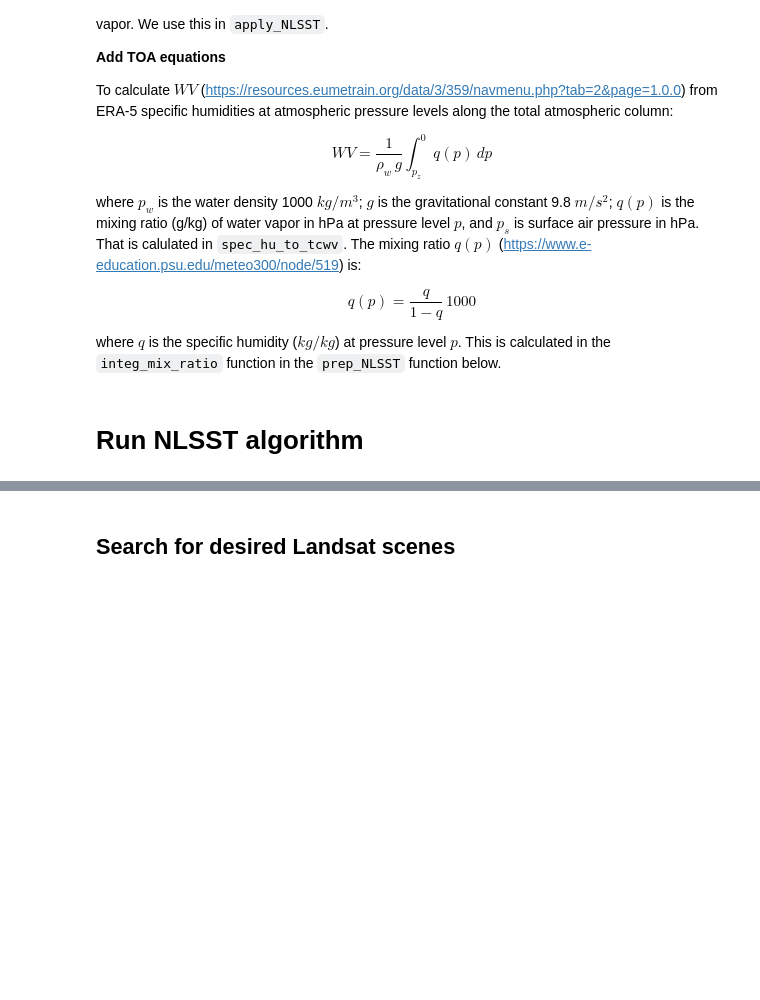
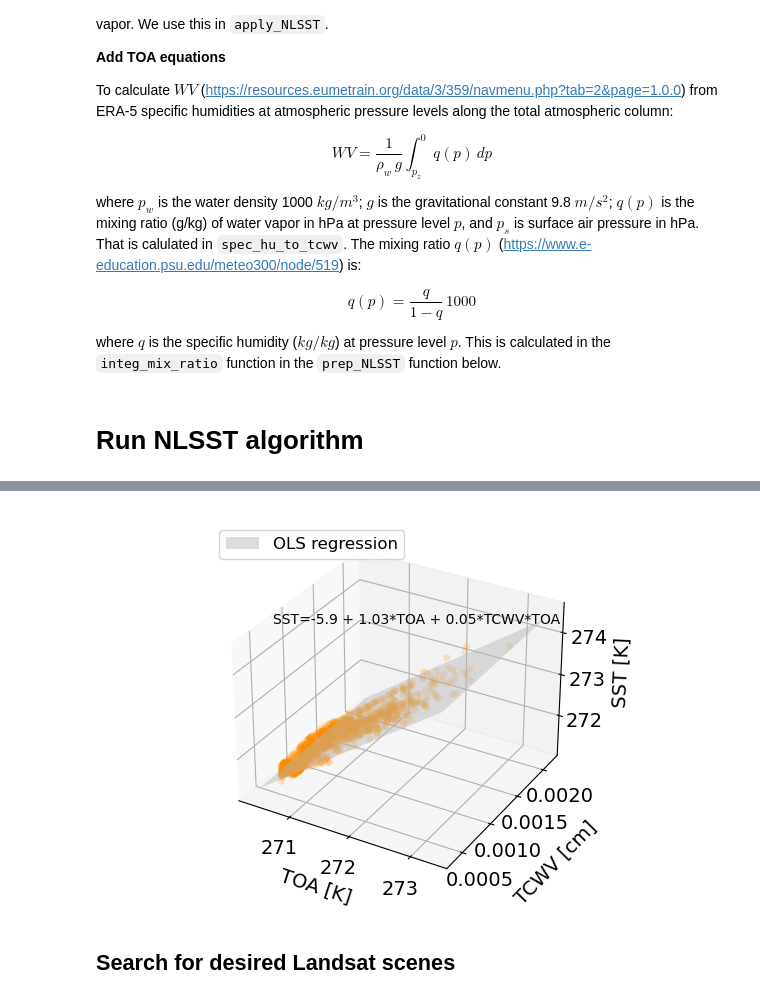
Before and after one commit to tsnow03/Landsat_SST_algorithm, a Jupyter notebook: NLSSTpipeline_20230815.ipynb, the cells around one changed output, grey strips where cells are left out. Drawn from its saved outputs; the diff is of its cells as text; code cells hidden in the pictures; blank space fills up the shorter version.

Commit message:
NLSST pipeline with bug fixes for projections

```diff
--- a/NLSSTpipeline_20230815.ipynb
+++ b/NLSSTpipeline_20230815.ipynb
@@ -665,12 +1268,16 @@ def prep_NLSST(atmpath,prefix,spec_hu_file):
     df_list = []
     lut_cols = ['wind spd [m/s]','Surface T[K]','TOA T[K]','transmittance','jakobian']
 
-    for mfile in modtr_list:
-        df_list.append(pd.read_csv(f'{atmpath}/{mfile}', sep=' ',header=None,names=lut_cols))
+    if len(modtr_list)>1:
+        for mfile in modtr_list:
+            df_list.append(pd.read_csv(f'{atmpath}/{mfile}', sep=' ',header=None,names=lut_cols))
 
-    modtran_lut = pd.concat(df_list, ignore_index=True)
+        modtran_lut = pd.concat(df_list, ignore_index=True)
+    else:
+        mfile = modtr_list[0]
+        modtran_lut = pd.read_csv(f'{atmpath}/{mfile}', sep=' ',header=None,names=lut_cols)
+
     modtran_lut['TCWV [cm]'] = np.nan
-
 
     # Open atm profiles for input of water vapor specific humidity
     atm_cols = ['Altitude [km]', 'pressure [hPa]', 'temp [K]', 'spec humidity [kg/kg]']
@@ -991,28 +1620,35 @@ Notes:
 strong multicollinearity or other numerical problems.
 # %%
 # Plot multiple linear regression in 3D
-# fig, ax = plt.subplots(nrows=1, ncols=1, sharey=True,figsize=(6, 4))
-# xi = np.arange(-7.0,5.0,1.0)
 
-# data = lsat_mod_df_n
+data = modtran_lut
 
-# a1 = ax
-# a1.tick_params(labelsize=14)
-# a1.scatter(data[xdata],data[ydata],color='k',linewidth=0,s=35,label='_no label_')
-# # a1.plot(xi,xi*lreg.coef_[0]+lreg.intercept_[0],color='r',linewidth=2,label='RANSAC regression')
-# a1.plot(xi,xi*resultC.params.MODIS_SST+resultC.params.Intercept,color='k',linewidth=2,label='OLS regression')
-# a1.text(-2.1,-2.85,'y=0.73x-0.95   p=0.001',fontsize=14)
-# a1.spines['top'].set_visible(False)
-# a1.spines['right'].set_visible(False)
+# Generating predictions for a range of TOA and TCWV values
+xi = np.linspace(data['TOA T[K]'].min(), data['TOA T[K]'].max(), 100)
+wi = np.linspace(data['TCWV [cm]'].min(), data['TCWV [cm]'].max(), 100)
+X, W = np.meshgrid(xi, wi)
+Z_pred = NLSST_results.predict(exog=dict(toa=X.ravel(), tcwv_toa=(X*W).ravel())).values.reshape(X.shape)
+
+# Create a figure and a 3D axes
+fig = plt.figure(figsize=(6, 4))
+ax = fig.add_subplot(111, projection='3d')
+
+ax.tick_params(labelsize=14)
+ax.plot_surface(X,W,Z_pred,color='0.8', alpha=0.5,label='OLS regression',zorder=0)
+ax.scatter(data['TOA T[K]'],data['TCWV [cm]'],data['Surface T[K]'],color='darkorange',linewidth=0,s=25,alpha=0.2,label='_no label_',zorder=2)
+ax.text(270.3,0.0007,274.7,f'SST={a0} + {a1}*TOA + {a2}*TCWV*TOA',fontsize=10)
 # a1.set_ylim([-3,2.5])
 # a1.set_xlim([-3,2.5])
-# a1.set_xlabel('MODIS SST [C]',fontsize=16)
-# a1.set_ylabel('Landsat SST [C]',fontsize=16)
-# a1.legend(markerscale=1,fontsize=14,loc='upper left')
+ax.set_xlabel('TOA [K]',labelpad=6,fontsize=14)
+ax.set_ylabel('TCWV [cm]',labelpad=13,fontsize=14)
+ax.set_zlabel('SST [K]',labelpad=6,fontsize=14)
+ax.legend(markerscale=1,fontsize=12,loc='upper left')
 
-# plt.tight_layout()
-# # plt.savefig('/Users/tsnow03/GoogleDrive/User/Docs/PhD_Project/Manuscripts/AmundsenCC_Manuscript/Figures/LMCalibration.jpg', format='jpg', dpi=1000)
-# plt.show()
+plt.tight_layout()
+# plt.savefig('/Users/tsnow03/GoogleDrive/User/Docs/PhD_Project/Manuscripts/AmundsenCC_Manuscript/Figures/LMCalibration.jpg', format='jpg', dpi=1000)
+plt.show()
+# %% [output]
+[figure, added]
 # %%
 # # Info on MODIS atmospheric dataset (MOD/MYD07 Level 2)
 # from pprint import pprint
```
Also changed, not shown: parts of 59 cells of this notebook.
